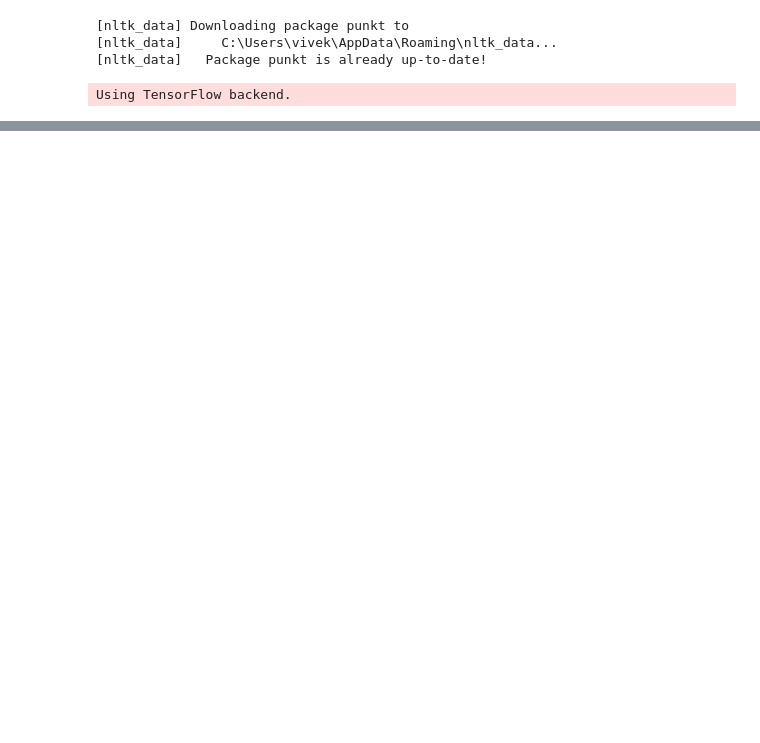
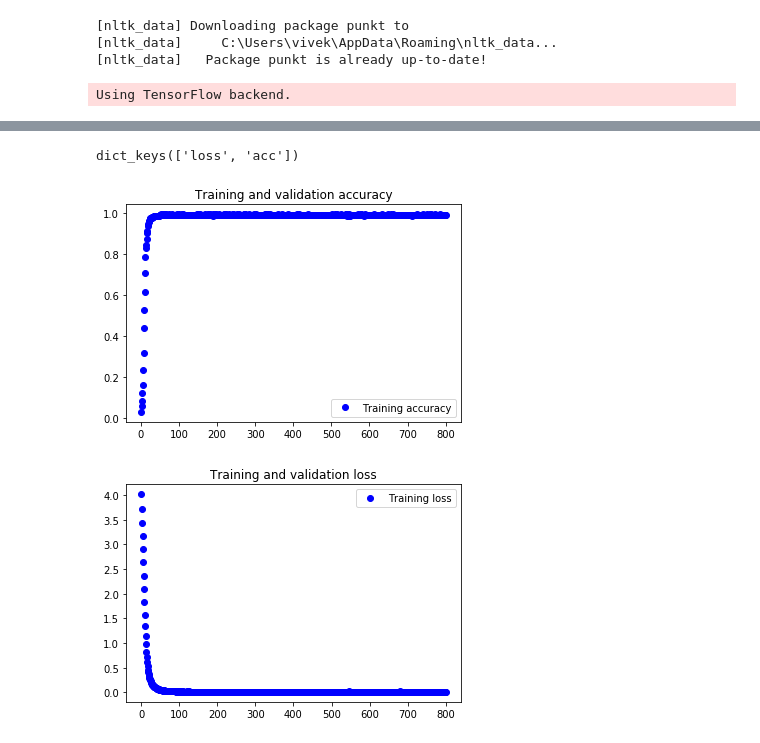
Before and after one commit to careercounsellor/PocketCounsellor, a Jupyter notebook: ChatBotModel.ipynb, the cells around one changed output, grey strips where cells are left out. Saved outputs shown, nothing was run; the diff lists cells and outputs as text; code cells hidden in the pictures; blank space fills up the shorter version.

```diff
--- a/ChatBotModel.ipynb
+++ b/ChatBotModel.ipynb
@@ -99,7 +136,7 @@ model.add(Dense(len(train_y[0]), activation='softmax'))
 
 model.summary()
 model.compile(loss='categorical_crossentropy', optimizer='adam', metrics=['acc'])
-history = model.fit(np.array(train_x), np.array(train_y), epochs=1000, batch_size=8)
+history = model.fit(np.array(train_x), np.array(train_y), epochs=800, batch_size=8)
 # %% [output]
 _________________________________________________________________
 Layer (type)                 Output Shape              Param #
@@ -123,19 +180,24 @@ model.save('model_ChatBot.h5')
 # %%
 history_dict = history.history
 history_dict.keys()
+# %% [output]
+dict_keys(['loss', 'acc'])
 # %%
 acc = history.history['acc']
 loss = history.history['loss']
 epochs = range(1, len(acc) + 1)
-plt.plot(epochs, acc, 'bo', label='Training acc')
+plt.plot(epochs, acc, 'bo', label='Training accuracy')
 
 plt.title('Training and validation accuracy')
 plt.legend()
 plt.figure()
-plt.plot(epochs, loss, 'bo', label='Training loss')
+plt.plot(epochs, loss,'bo', label='Training loss')
 plt.title('Training and validation loss')
 plt.legend()
 plt.show()
+# %% [output]
+[figure, added]
+[figure, added]
 # %%
 def clean_up_sentence(sentence):
     # tokenize the pattern
```
Also changed, not shown: parts of 10 cells of this notebook, 3 other files.
